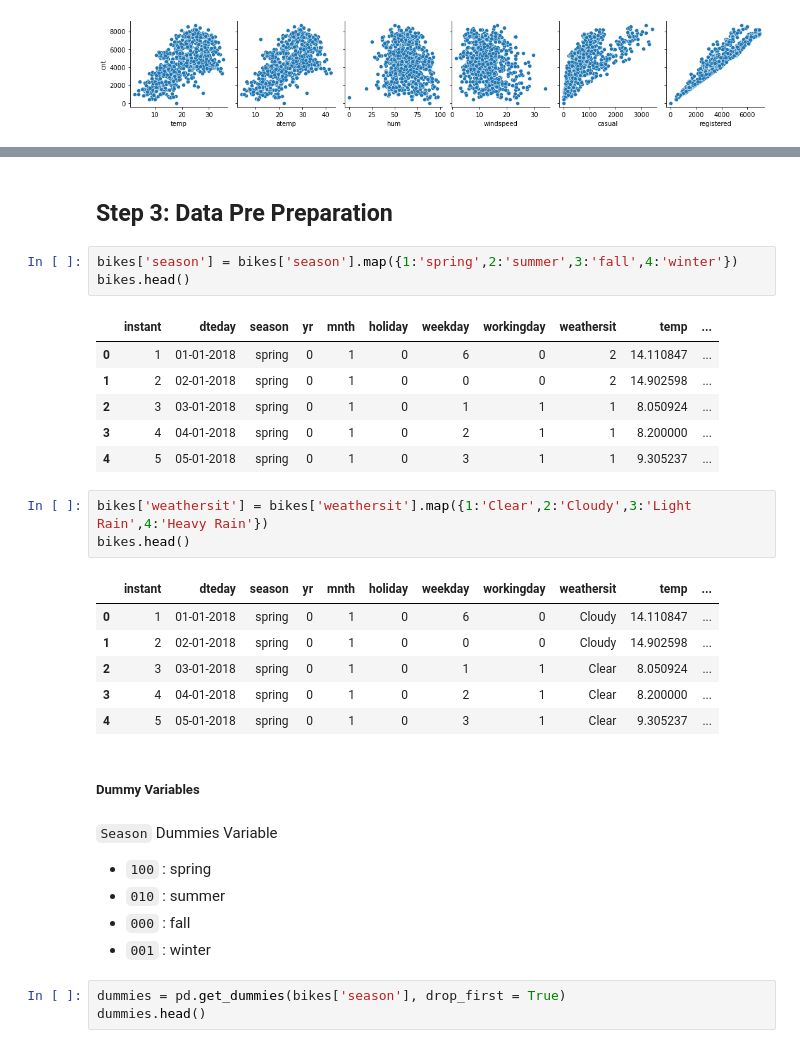
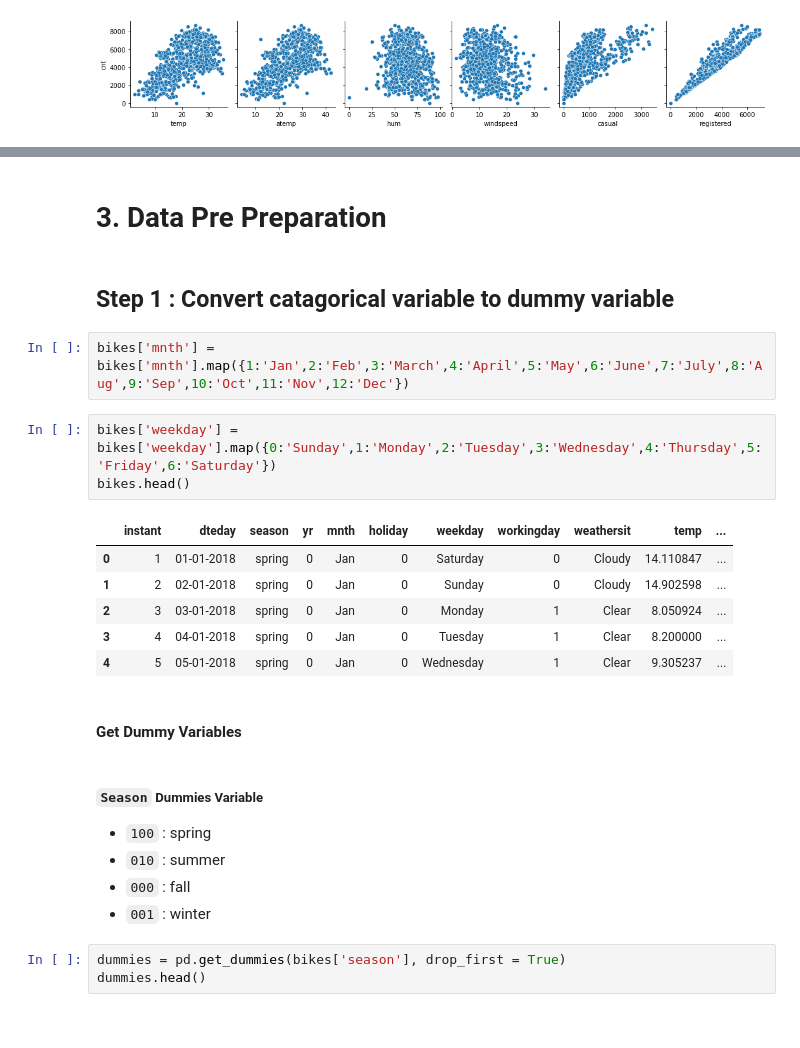
Before and after one commit to RatneshFlash/MLR_Bikes_Sharing, a Jupyter notebook: Linear_Regression_Assignment.ipynb, the cells around one changed output, grey strips where cells are left out. Drawn from its saved outputs; the diff is of its cells as text.

```diff
--- a/Linear_Regression_Assignment.ipynb
+++ b/Linear_Regression_Assignment.ipynb
@@ -117,29 +157,23 @@ plt.show()
 # %% [markdown]
-## Step 3: Data Pre Preparation
+# 3. Data Pre Preparation
+# %% [markdown]
+## Step 1 : Convert catagorical variable to dummy variable
 # %%
-bikes['season'] = bikes['season'].map({1:'spring',2:'summer',3:'fall',4:'winter'})
-bikes.head()
+bikes['mnth'] = bikes['mnth'].map({1:'Jan',2:'Feb',3:'March',4:'April',5:'May',6:'June',7:'July',8:'Aug',9:'Sep',10:'Oct',11:'Nov',12:'Dec'})
-# %% [output]
-|  | instant | dteday | season | yr | mnth | holiday | weekday | workingday | weathersit | temp | ... |
-| 0 | 1 | 01-01-2018 | spring | 0 | 1 | 0 | 6 | 0 | 2 | 14.110847 | ... |
-| 1 | 2 | 02-01-2018 | spring | 0 | 1 | 0 | 0 | 0 | 2 | 14.902598 | ... |
-| 2 | 3 | 03-01-2018 | spring | 0 | 1 | 0 | 1 | 1 | 1 | 8.050924 | ... |
-| 3 | 4 | 04-01-2018 | spring | 0 | 1 | 0 | 2 | 1 | 1 | 8.200000 | ... |
-| 4 | 5 | 05-01-2018 | spring | 0 | 1 | 0 | 3 | 1 | 1 | 9.305237 | ... |
 # %%
-bikes['weathersit'] = bikes['weathersit'].map({1:'Clear',2:'Cloudy',3:'Light Rain',4:'Heavy Rain'})
+bikes['weekday'] = bikes['weekday'].map({0:'Sunday',1:'Monday',2:'Tuesday',3:'Wednesday',4:'Thursday',5:'Friday',6:'Saturday'})
 bikes.head()
 # %% [output]
 |  | instant | dteday | season | yr | mnth | holiday | weekday | workingday | weathersit | temp | ... |
-| 0 | 1 | 01-01-2018 | spring | 0 | 1 | 0 | 6 | 0 | Cloudy | 14.110847 | ... |
-| 1 | 2 | 02-01-2018 | spring | 0 | 1 | 0 | 0 | 0 | Cloudy | 14.902598 | ... |
-| 2 | 3 | 03-01-2018 | spring | 0 | 1 | 0 | 1 | 1 | Clear | 8.050924 | ... |
-| 3 | 4 | 04-01-2018 | spring | 0 | 1 | 0 | 2 | 1 | Clear | 8.200000 | ... |
-| 4 | 5 | 05-01-2018 | spring | 0 | 1 | 0 | 3 | 1 | Clear | 9.305237 | ... |
+| 0 | 1 | 01-01-2018 | spring | 0 | Jan | 0 | Saturday | 0 | Cloudy | 14.110847 | ... |
+| 1 | 2 | 02-01-2018 | spring | 0 | Jan | 0 | Sunday | 0 | Cloudy | 14.902598 | ... |
+| 2 | 3 | 03-01-2018 | spring | 0 | Jan | 0 | Monday | 1 | Clear | 8.050924 | ... |
+| 3 | 4 | 04-01-2018 | spring | 0 | Jan | 0 | Tuesday | 1 | Clear | 8.200000 | ... |
+| 4 | 5 | 05-01-2018 | spring | 0 | Jan | 0 | Wednesday | 1 | Clear | 9.305237 | ... |
 # %% [markdown]
-##### Dummy Variables
+#### Get Dummy Variables
 # %% [markdown]
-`Season` Dummies Variable
+##### `Season` Dummies Variable
 - `100` : spring
 - `010` : summer
 - `000` : fall
```
Also changed, not shown: parts of 120 cells of this notebook, 2 other files.
